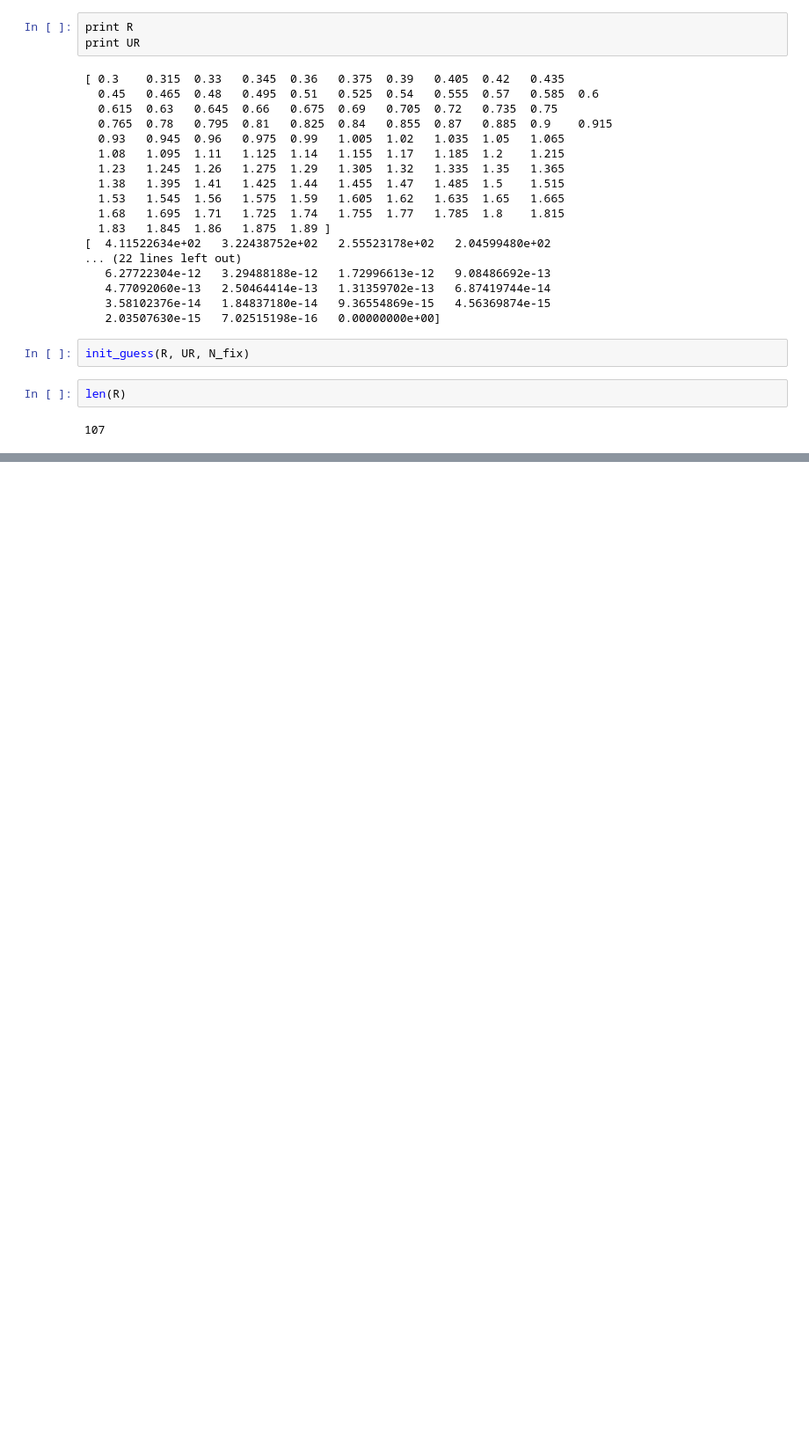
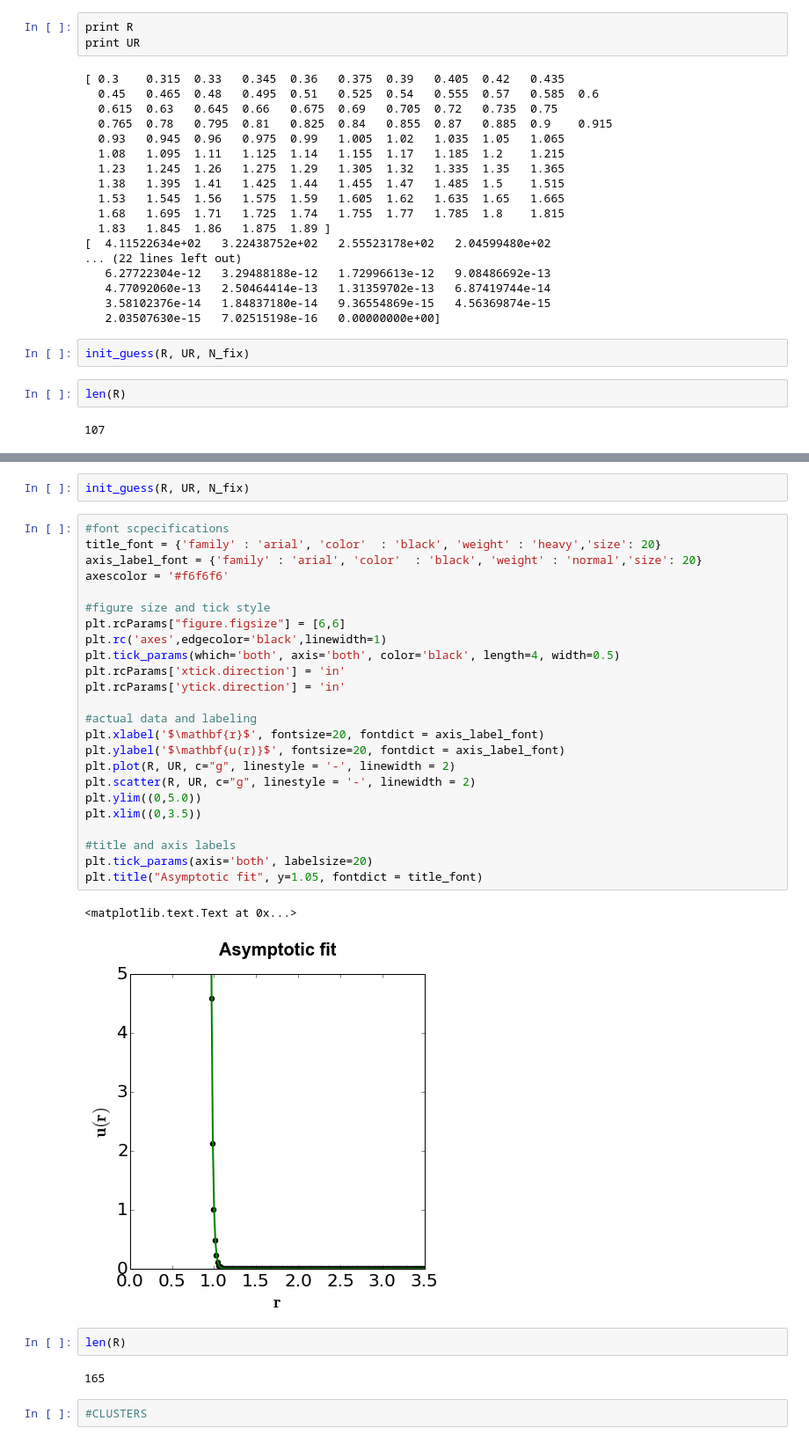
Before and after one commit to rjadrich/relative_entropy, a Jupyter notebook: code_and_scripts/spline_prep/stepped/spline_prep.ipynb, the cells around one changed output, grey strips where cells are left out. Shown: that part at 88% size. Saved outputs shown, nothing was run; the diff lists cells and outputs as text; blank space fills up the shorter version.

```diff
--- a/code_and_scripts/spline_prep/spline_prep.ipynb
+++ b/code_and_scripts/spline_prep/stepped/spline_prep.ipynb
@@ -2075,0 +2122,35 @@ len(R)
+# %%
+init_guess(R, UR, N_fix)
+# %%
+#font scpecifications
+title_font = {'family' : 'arial', 'color'  : 'black', 'weight' : 'heavy','size': 20}
+axis_label_font = {'family' : 'arial', 'color'  : 'black', 'weight' : 'normal','size': 20}
+axescolor = '#f6f6f6'
+
+#figure size and tick style
+plt.rcParams["figure.figsize"] = [6,6]
+plt.rc('axes',edgecolor='black',linewidth=1)
+plt.tick_params(which='both', axis='both', color='black', length=4, width=0.5)
+plt.rcParams['xtick.direction'] = 'in'
+plt.rcParams['ytick.direction'] = 'in'
+
+#actual data and labeling
+plt.xlabel('$\mathbf{r}$', fontsize=20, fontdict = axis_label_font)
+plt.ylabel('$\mathbf{u(r)}$', fontsize=20, fontdict = axis_label_font)
+plt.plot(R, UR, c="g", linestyle = '-', linewidth = 2)
+plt.scatter(R, UR, c="g", linestyle = '-', linewidth = 2)
+plt.ylim((0,5.0))
+plt.xlim((0,3.5))
+
+#title and axis labels
+plt.tick_params(axis='both', labelsize=20)
+plt.title("Asymptotic fit", y=1.05, fontdict = title_font)
+# %% [output]
+<matplotlib.text.Text at 0x...>
+[figure, added]
+# %%
+len(R)
+# %% [output]
+165
+# %%
+#CLUSTERS
```
Also changed, not shown: parts of 7 cells of this notebook, 8 other files.
